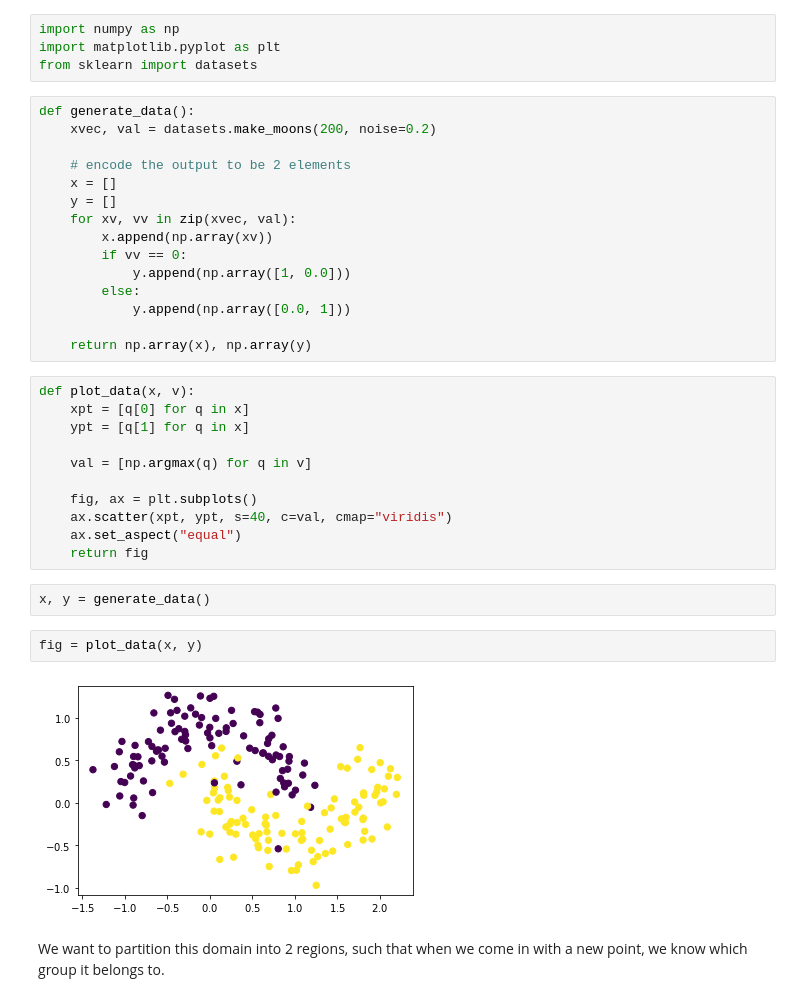
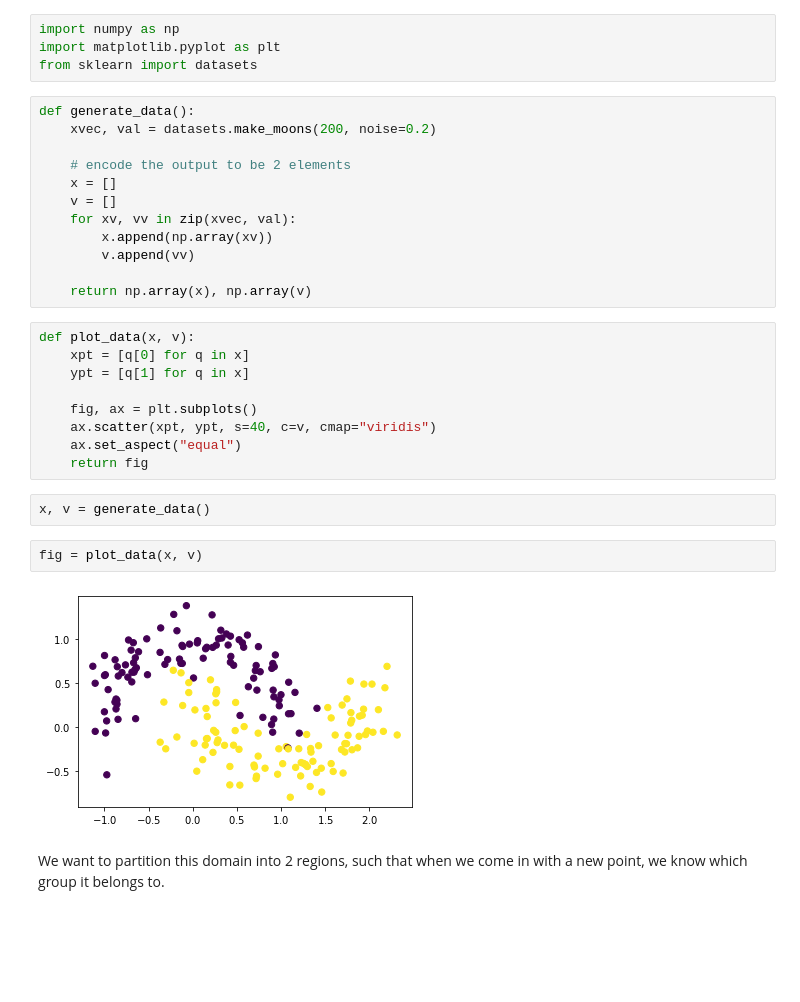
Before and after one commit to sbu-python-class/python-science, a Jupyter notebook: content/11-machine-learning/keras-clustering.ipynb, the cells around one changed output. Drawn from its saved outputs; the diff is of its cells as text; blank space fills up the shorter version.

```diff
--- a/content/11-machine-learning/keras-clustering.ipynb
+++ b/content/11-machine-learning/keras-clustering.ipynb
@@ -14,32 +14,27 @@ def generate_data():
 
     # encode the output to be 2 elements
     x = []
-    y = []
+    v = []
     for xv, vv in zip(xvec, val):
         x.append(np.array(xv))
-        if vv == 0:
-            y.append(np.array([1, 0.0]))
-        else:
-            y.append(np.array([0.0, 1]))
+        v.append(vv)
 
-    return np.array(x), np.array(y)
+    return np.array(x), np.array(v)
 # %%
 def plot_data(x, v):
     xpt = [q[0] for q in x]
     ypt = [q[1] for q in x]
 
-    val = [np.argmax(q) for q in v]
-
     fig, ax = plt.subplots()
-    ax.scatter(xpt, ypt, s=40, c=val, cmap="viridis")
+    ax.scatter(xpt, ypt, s=40, c=v, cmap="viridis")
     ax.set_aspect("equal")
     return fig
 # %%
-x, y = generate_data()
+x, v = generate_data()
 # %%
-fig = plot_data(x, y)
+fig = plot_data(x, v)
 # %% [output]
-[figure, old version]
+[figure, new version]
 # %% [markdown]
 We want to partition this domain into 2 regions, such that when we come in with a new point, we know which group it belongs to.
 # %% [markdown]
```
Also changed, not shown: parts of 13 cells of this notebook, 1 other file.
